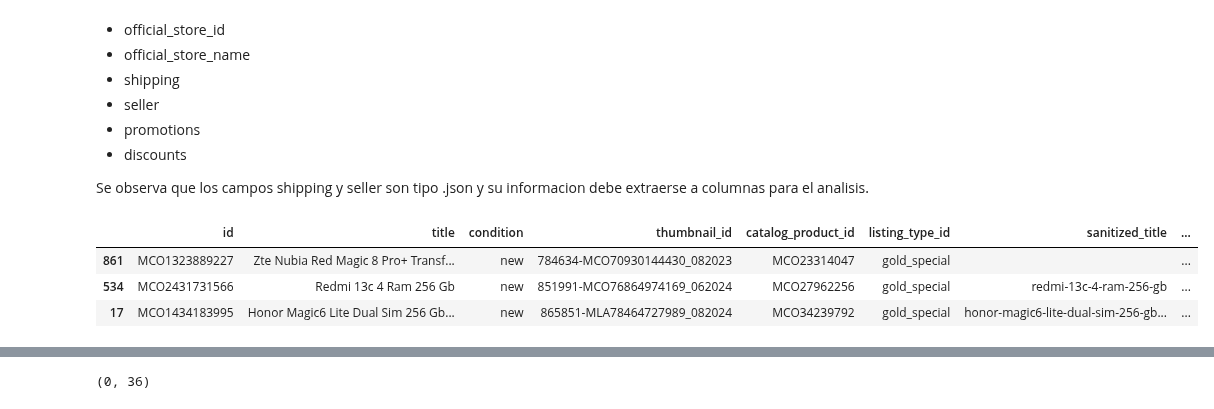
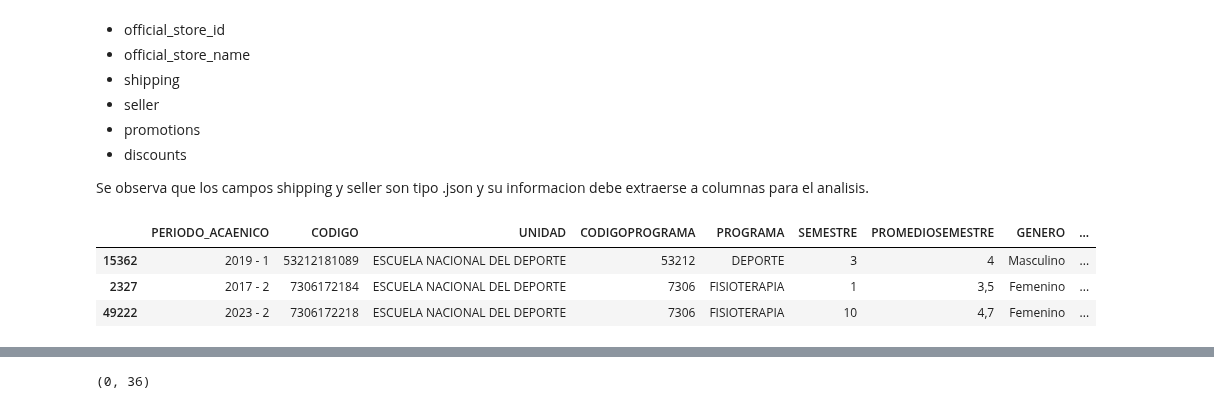
Before and after one commit to amrios80/eda-jobs, a Jupyter notebook: caoba/caoba_eda.ipynb, the cells around one changed output, grey strips where cells are left out. Saved outputs shown, nothing was run; the diff lists cells and outputs as text; code cells hidden in the pictures.

```diff
--- a/caoba/caoba_eda.ipynb
+++ b/caoba/caoba_eda.ipynb
@@ -72,14 +68,12 @@ Para solucionar lo anterior, se comprimieron los archivos mas pesados en formato
 # %% [markdown]
 **1.1 Cargue de los datasets:** Se comprimen los dos mas grandes y se suben todos a un repositorio publico en github. Los archivos son .json, por lo cual se usa la funcion de pandas para la lectura de json.
 # %%
-items_url="https://github.com/amrios80/eda-jobs/raw/refs/heads/main/parcial1/items.json.gz"
-search_url="https://github.com/amrios80/eda-jobs/raw/refs/heads/main/parcial1/search_results.json.gz"
-sellers_url="https://github.com/amrios80/eda-jobs/raw/refs/heads/main/parcial1/sellers.json"
+demograficos_url="https://github.com/amrios80/eda-jobs/raw/refs/heads/main/caoba/Demograficos.csv.gz"
+historicos_url="https://github.com/amrios80/eda-jobs/raw/refs/heads/main/caoba/HistoricoNotas.csv.gz"
 
 # Loading the datasets
-items_df = pd.read_json(items_url, compression='gzip')
-search_results_df=pd.read_json(search_url, compression="gzip")
-sellers_df=pd.read_json(sellers_url)
+demograficos_df = pd.read_csv(demograficos_url, sep=";", compression='gzip')
+historicos_df=pd.read_csv(historicos_url, sep=";", compression="gzip")
 # %% [markdown]
  **1.2 Revision de dimensiones de los datasets.** Se observa que items y search contienen el mismo numero de filas por ende pueden tener una relacion 1 a 1, el dataset sellers tiene 212 filas por lo que puede tener una relacion aproximada de 1 a 4 con respecto a los otros dataset. Se determina que se deben unir los tres en un solo dataframe
 # %%
@@ -112,9 +104,9 @@ dimensiones sellers: (212, 9)
 Se observa que los campos shipping y seller son tipo .json y su informacion debe extraerse a columnas para el analisis.
 # %%
 #Explorando el dataset
-search_results_df.sample(3)
+demograficos_df.sample(3)
 # %% [output]
-|  | id | title | condition | thumbnail_id | catalog_product_id | listing_type_id | sanitized_title | ... |
-| 861 | MCO1323889227 | Zte Nubia Red Magic 8 Pro+ Transf... | new | 784634-MCO70930144430_082023 | MCO23314047 | gold_special |  | ... |
-| 534 | MCO2431731566 | Redmi 13c 4 Ram 256 Gb | new | 851991-MCO76864974169_062024 | MCO27962256 | gold_special | redmi-13c-4-ram-256-gb | ... |
-| 17 | MCO1434183995 | Honor Magic6 Lite Dual Sim 256 Gb... | new | 865851-MLA78464727989_082024 | MCO34239792 | gold_special | honor-magic6-lite-dual-sim-256-gb... | ... |
+|  | PERIODO_ACAENICO | CODIGO | UNIDAD | CODIGOPROGRAMA | PROGRAMA | SEMESTRE | PROMEDIOSEMESTRE | GENERO | ... |
+| 15362 | 2019 - 1 | 53212181089 | ESCUELA NACIONAL DEL DEPORTE | 53212 | DEPORTE | 3 | 4 | Masculino | ... |
+| 2327 | 2017 - 2 | 7306172184 | ESCUELA NACIONAL DEL DEPORTE | 7306 | FISIOTERAPIA | 1 | 3,5 | Femenino | ... |
+| 49222 | 2023 - 2 | 7306172218 | ESCUELA NACIONAL DEL DEPORTE | 7306 | FISIOTERAPIA | 10 | 4,7 | Femenino | ... |
```
Also changed, not shown: parts of 5 cells of this notebook.
